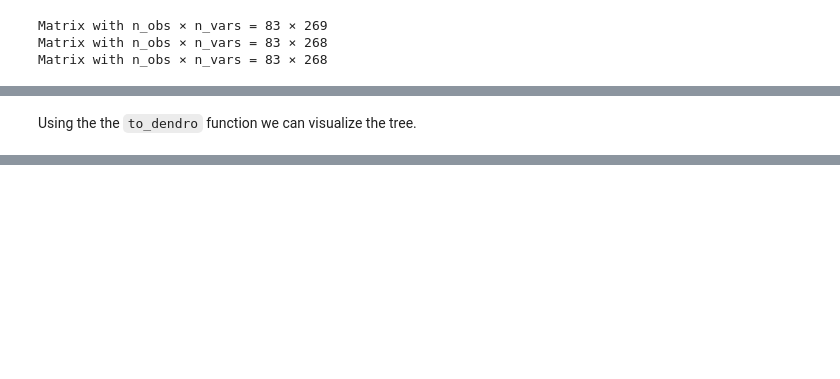
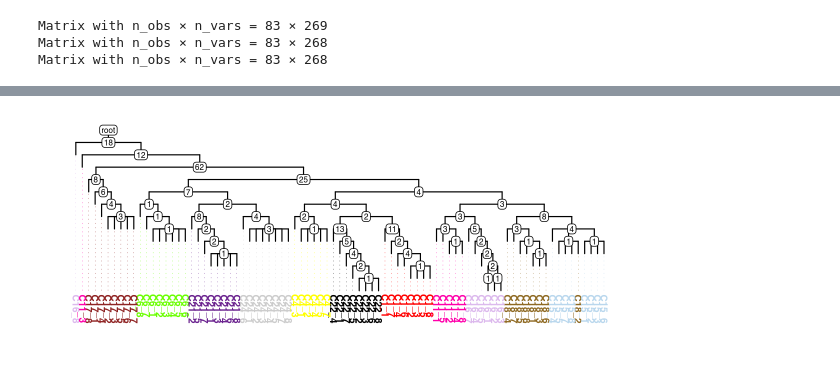
Before and after one commit to faridrashidi/trisicell, a Jupyter notebook: docs/source/example.ipynb, the cells around one changed output, grey strips where cells are left out. Saved outputs shown, nothing was run; the diff lists cells and outputs as text; code cells hidden in the pictures; blank space fills up the shorter version.

```diff
--- a/docs/source/example.ipynb
+++ b/docs/source/example.ipynb
@@ -86,9 +89,7 @@ rates -- FP: 0.00209773
 rates -- NA: 0.369
 score -- NLL: 4085.320309585965
 # %%
-tree = tsc.pl.get_tree(df_out)
+tree = tsc.ul.to_tree(df_out)
-# %% [markdown]
-Using the the `to_dendro` function we can visualize the tree.
 # %%
-tree.to_dendro(cell_info=genotype.obs, label_color='subclone_color')
+tsc.pl.dendro_tree(tree, cell_info=genotype.obs, label_color='subclone_color', width=1200, height=500, dpi=200)
 # %% [output]
@@ -95,0 +96 @@ tree.to_dendro(cell_info=genotype.obs, label_color='subclone_color')
+[figure, added]
```
Also changed, not shown: parts of 4 cells of this notebook.
